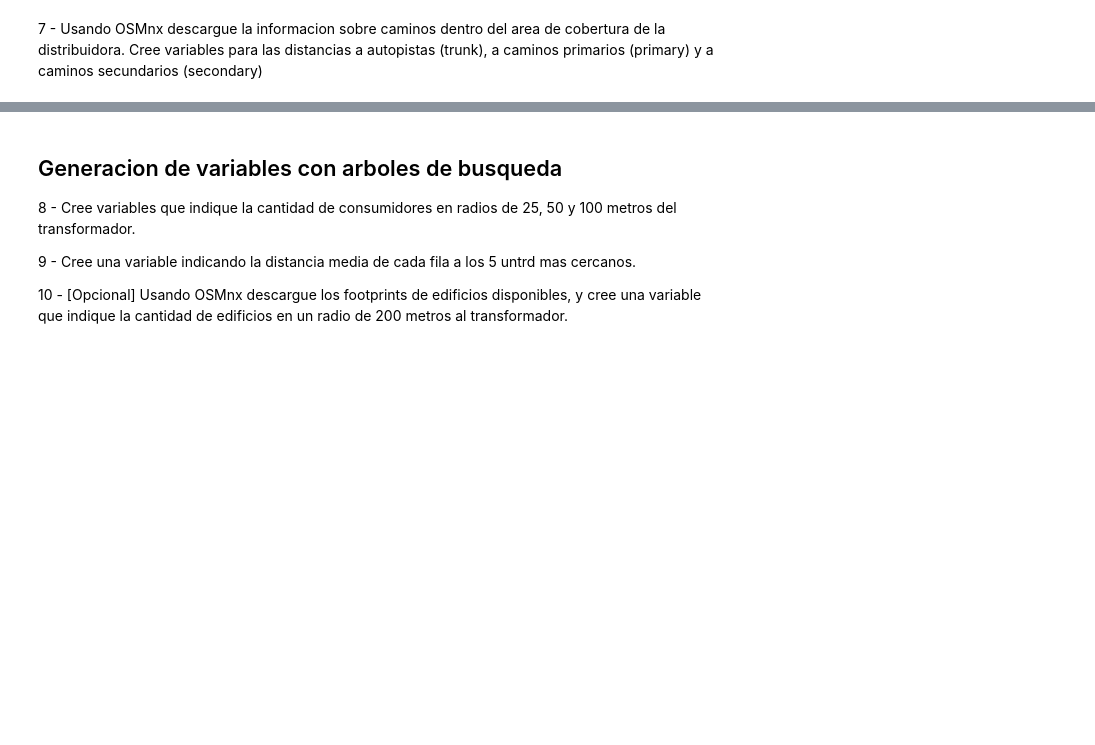
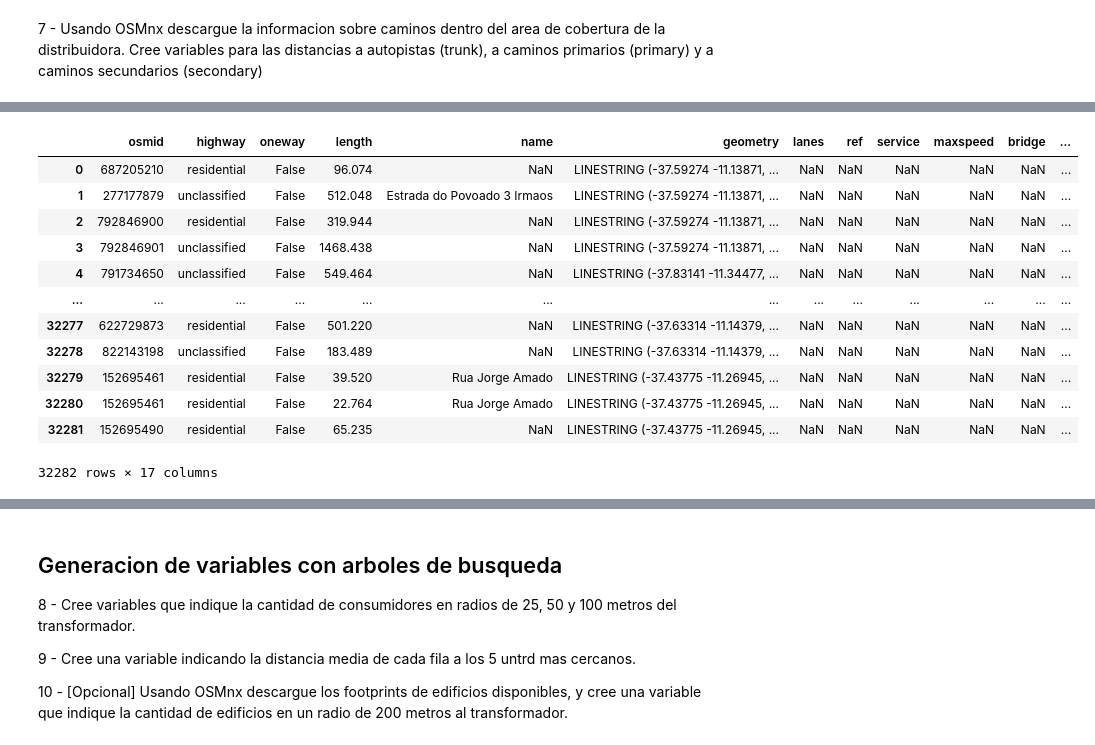
Before and after one commit to georeference-ML-mentoria/AnalisisYCuracion-, a Jupyter notebook: Javier.ipynb, the cells around one changed output, grey strips where cells are left out. Cells and saved outputs as stored; diff of their text form; code cells hidden in the pictures; blank space fills up the shorter version.

```diff
--- a/Javier.ipynb
+++ b/Javier.ipynb
@@ -342,0 +443,18 @@ untrd['dist_mar'] = untrd.distance(l_costa)
+# %%
+sergipe_nodes, sergipe_edges = ox.graph_to_gdfs(sergipe_mun_graph)
+
+sergipe_edges
+# %% [output]
+|  | osmid | highway | oneway | length | name | geometry | lanes | ref | service | maxspeed | bridge | ... |
+| 0 | 687205210 | residential | False | 96.074 | NaN | LINESTRING (-37.59274 -11.13871, ... | NaN | NaN | NaN | NaN | NaN | ... |
+| 1 | 277177879 | unclassified | False | 512.048 | Estrada do Povoado 3 Irmaos | LINESTRING (-37.59274 -11.13871, ... | NaN | NaN | NaN | NaN | NaN | ... |
+| 2 | 792846900 | residential | False | 319.944 | NaN | LINESTRING (-37.59274 -11.13871, ... | NaN | NaN | NaN | NaN | NaN | ... |
+| 3 | 792846901 | unclassified | False | 1468.438 | NaN | LINESTRING (-37.59274 -11.13871, ... | NaN | NaN | NaN | NaN | NaN | ... |
+| 4 | 791734650 | unclassified | False | 549.464 | NaN | LINESTRING (-37.83141 -11.34477, ... | NaN | NaN | NaN | NaN | NaN | ... |
+| ... | ... | ... | ... | ... | ... | ... | ... | ... | ... | ... | ... | ... |
+| 32277 | 622729873 | residential | False | 501.220 | NaN | LINESTRING (-37.63314 -11.14379, ... | NaN | NaN | NaN | NaN | NaN | ... |
+| 32278 | 822143198 | unclassified | False | 183.489 | NaN | LINESTRING (-37.63314 -11.14379, ... | NaN | NaN | NaN | NaN | NaN | ... |
+| 32279 | 152695461 | residential | False | 39.520 | Rua Jorge Amado | LINESTRING (-37.43775 -11.26945, ... | NaN | NaN | NaN | NaN | NaN | ... |
+| 32280 | 152695461 | residential | False | 22.764 | Rua Jorge Amado | LINESTRING (-37.43775 -11.26945, ... | NaN | NaN | NaN | NaN | NaN | ... |
+| 32281 | 152695490 | residential | False | 65.235 | NaN | LINESTRING (-37.43775 -11.26945, ... | NaN | NaN | NaN | NaN | NaN | ... |
+32282 rows × 17 columns
```
Also changed, not shown: parts of 16 cells of this notebook, 1 other file.
